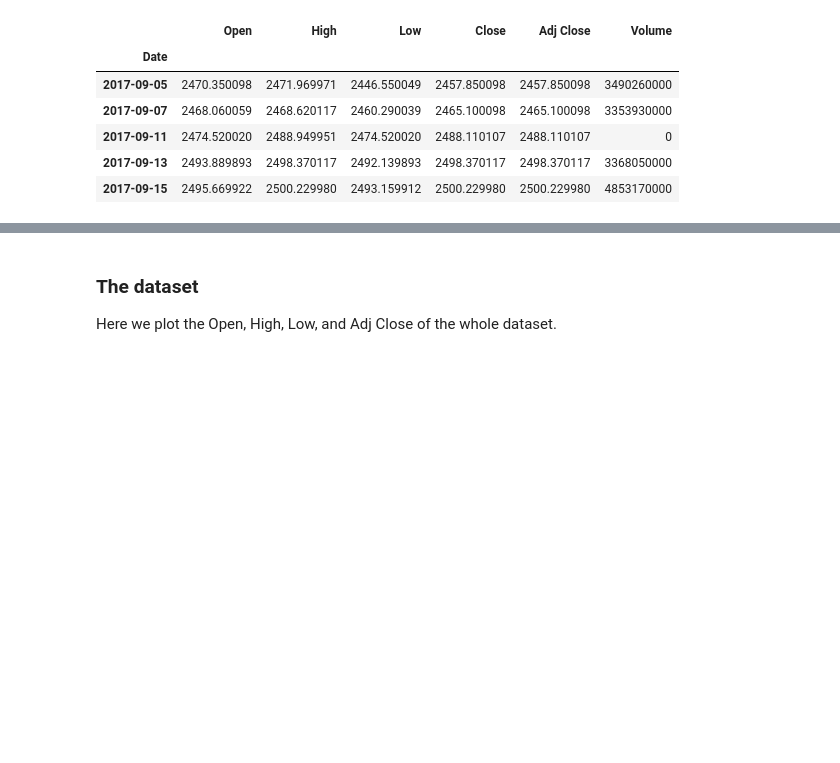
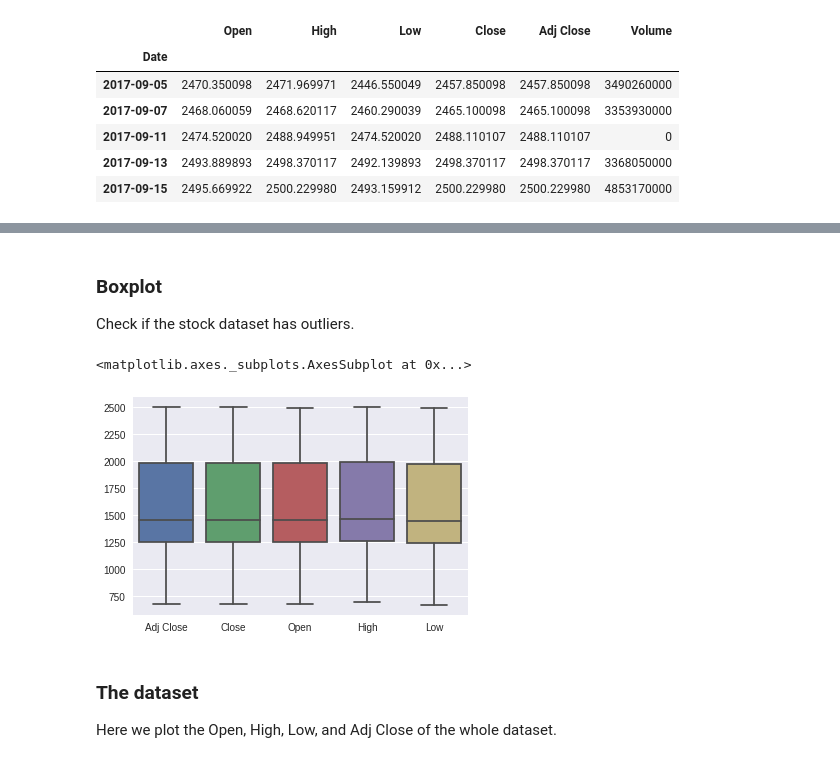
Before and after one commit to edantonio505/capstone_report, a Jupyter notebook: capstone_report.ipynb, the cells around one changed output, grey strips where cells are left out. Saved outputs shown, nothing was run; the diff lists cells and outputs as text; code cells hidden in the pictures; blank space fills up the shorter version.

Commit message:
finding outliers

```diff
--- a/capstone_report.ipynb
+++ b/capstone_report.ipynb
@@ -102,3 +148,11 @@ time_series_df.tail()
+# %% [markdown]
+### Boxplot
+<p>Check if the stock dataset has outliers.</p>
+# %%
+sns.boxplot(time_series_df[['Adj Close', 'Close', 'Open', 'High', 'Low']])
+# %% [output]
+<matplotlib.axes._subplots.AxesSubplot at 0x...>
+[figure, added]
 # %% [markdown]
 ### The dataset
 <p>Here we plot the Open, High, Low, and Adj Close of the whole dataset.</p>
```
Also changed, not shown: parts of 5 cells of this notebook.
